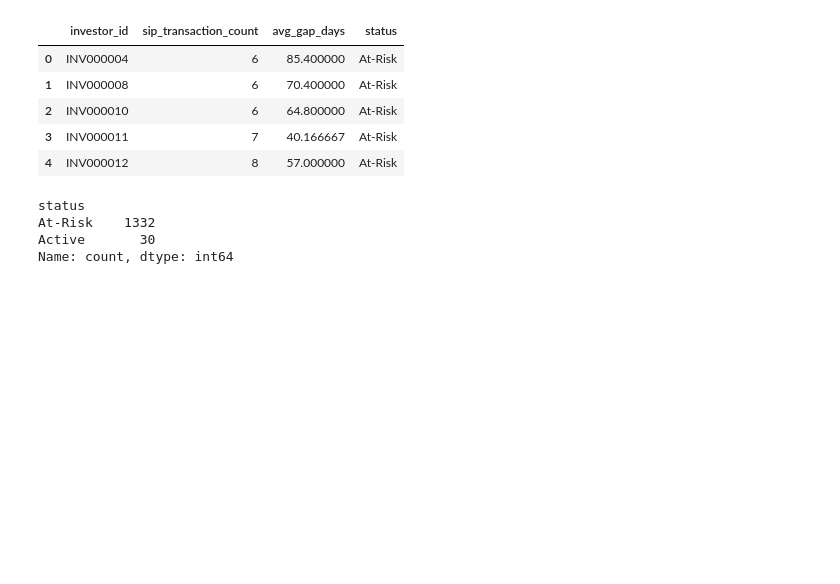
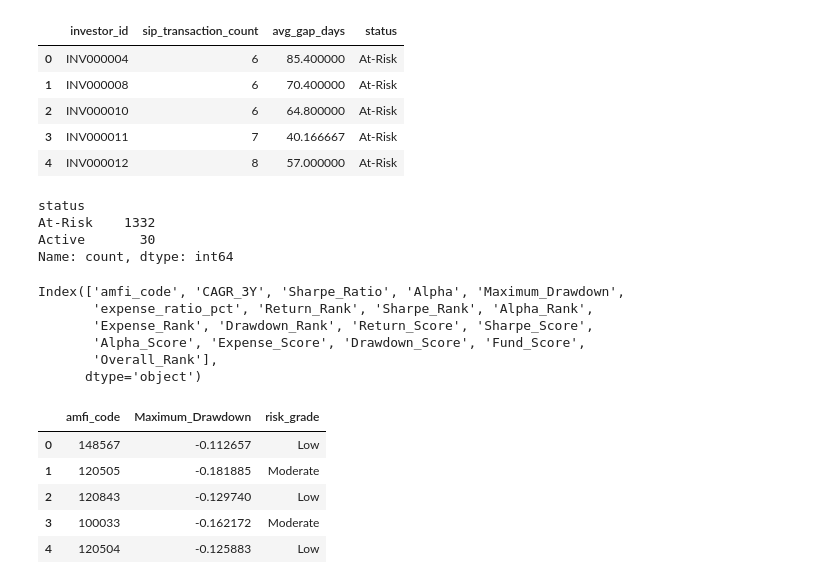
Before and after one commit to raj-ankur62/Mutual-Fund-Analytics, a Jupyter notebook: notebooks/Risk_Analytics.ipynb, the cells around one changed output. Drawn from its saved outputs; the diff is of its cells as text; code cells hidden in the pictures; blank space fills up the shorter version.

Commit message:
Add simple fund recommender based on risk appetite

```diff
--- a/notebooks/Risk_Analytics.ipynb
+++ b/notebooks/Risk_Analytics.ipynb
@@ -267,3 +267,36 @@ sip_continuity.to_csv(
     "../data/processed/sip_continuity_analysis.csv",
     index=False
 )
+# %%
+scorecard = pd.read_csv("../data/processed/fund_scorecard.csv")
+
+scorecard.columns
+# %% [output]
+Index(['amfi_code', 'CAGR_3Y', 'Sharpe_Ratio', 'Alpha', 'Maximum_Drawdown',
+       'expense_ratio_pct', 'Return_Rank', 'Sharpe_Rank', 'Alpha_Rank',
+       'Expense_Rank', 'Drawdown_Rank', 'Return_Score', 'Sharpe_Score',
+       'Alpha_Score', 'Expense_Score', 'Drawdown_Score', 'Fund_Score',
+       'Overall_Rank'],
+      dtype='object')
+# %%
+def assign_risk_grade(dd):
+    dd = abs(dd)
+
+    if dd <= 0.15:
+        return "Low"
+    elif dd <= 0.30:
+        return "Moderate"
+    else:
+        return "High"
+
+
+scorecard["risk_grade"] = scorecard["Maximum_Drawdown"].apply(assign_risk_grade)
+# %%
+scorecard[["amfi_code", "Maximum_Drawdown", "risk_grade"]].head()
+# %% [output]
+|  | amfi_code | Maximum_Drawdown | risk_grade |
+| 0 | 148567 | -0.112657 | Low |
+| 1 | 120505 | -0.181885 | Moderate |
+| 2 | 120843 | -0.129740 | Low |
+| 3 | 100033 | -0.162172 | Moderate |
+| 4 | 120504 | -0.125883 | Low |
```
Also changed, not shown: parts of 2 cells of this notebook.
